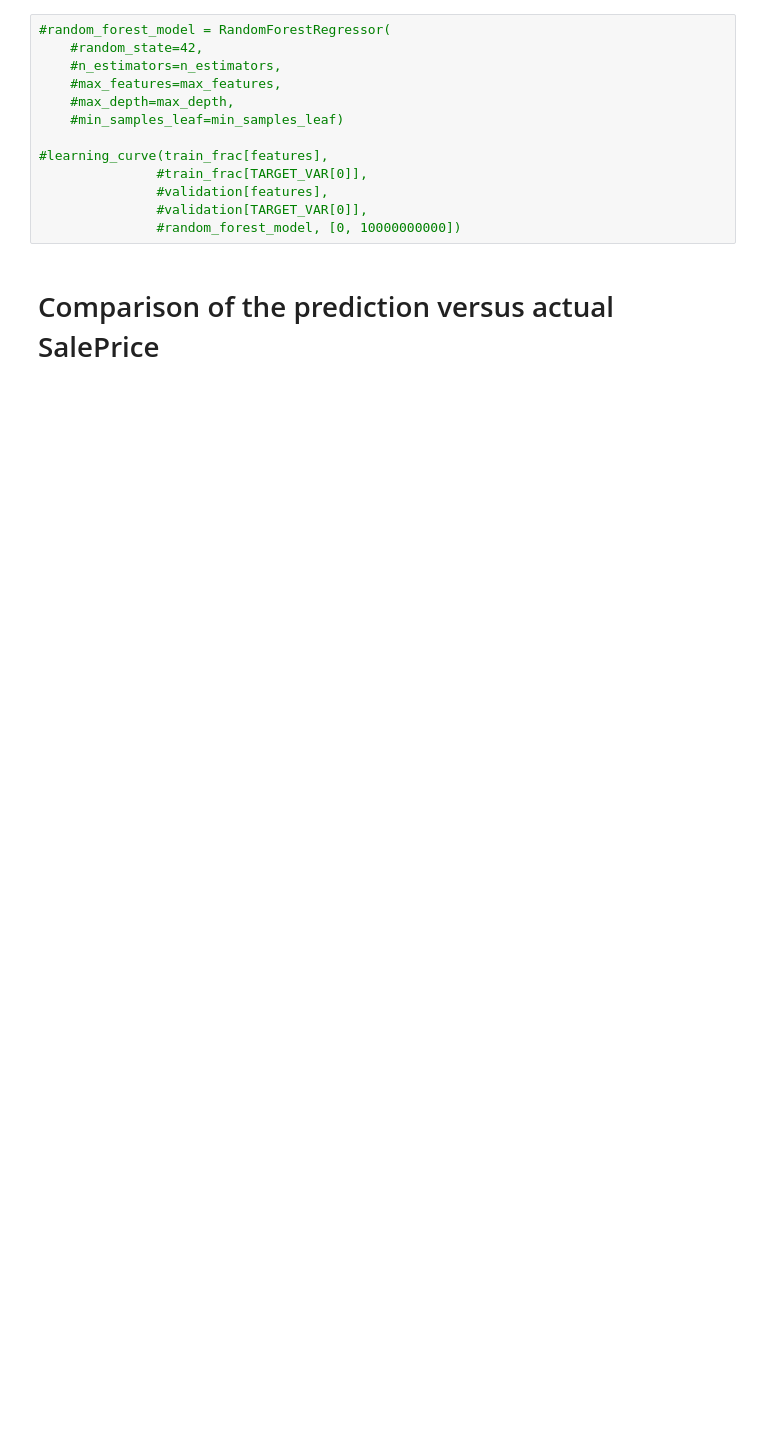
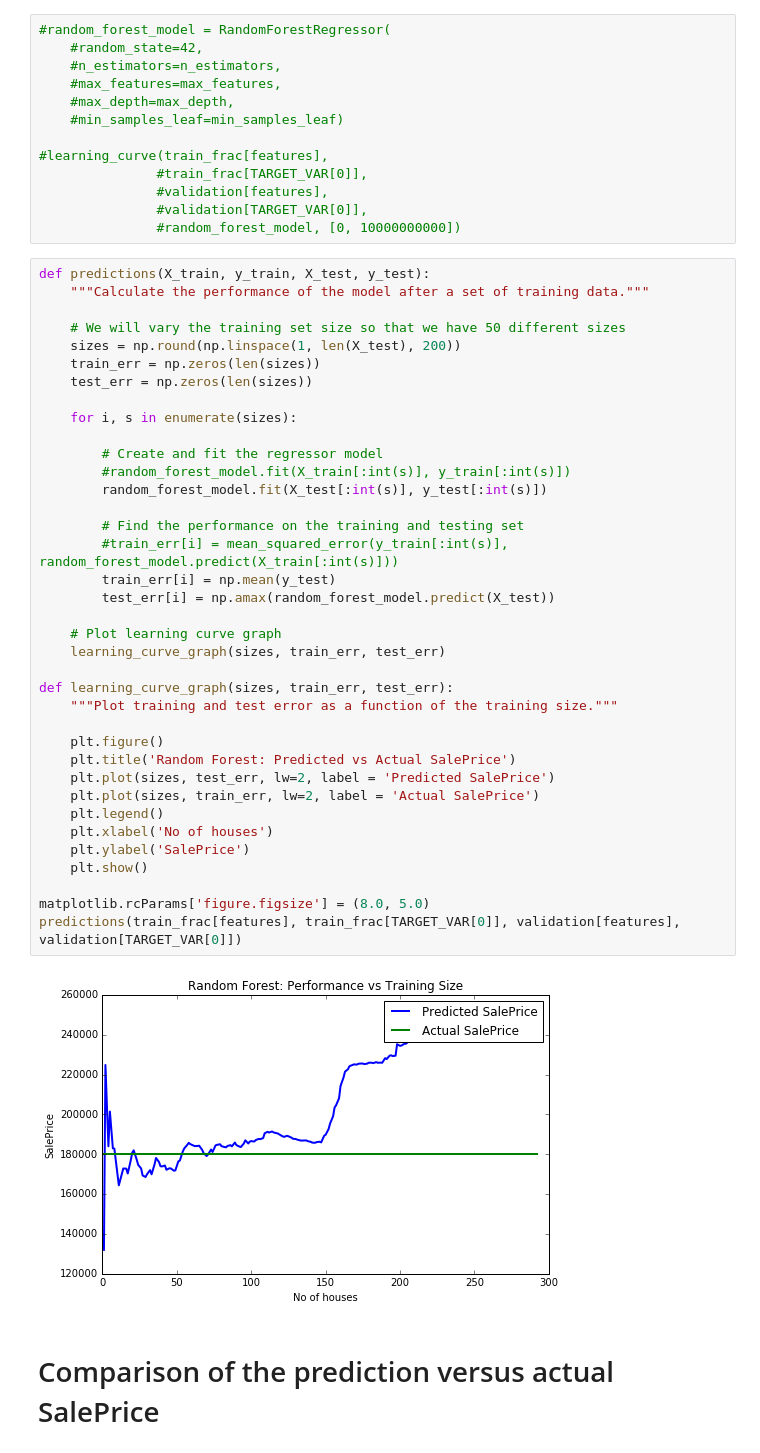
Before and after one commit to nicolasschabram/VSE, a Jupyter notebook: playground/Pauline/Backup.ipynb, the cells around one changed output. Cells and saved outputs as stored; diff of their text form; blank space fills up the shorter version.

```diff
--- a/playground/Pauline/Backup.ipynb
+++ b/playground/Pauline/Backup.ipynb
@@ -569,6 +567,45 @@ l_c(train_frac[features], train_frac[TARGET_VAR[0]], validation[features], valid
                #validation[features],
                #validation[TARGET_VAR[0]],
                #random_forest_model, [0, 10000000000])
+# %%
+def predictions(X_train, y_train, X_test, y_test):
+    """Calculate the performance of the model after a set of training data."""
+
+    # We will vary the training set size so that we have 50 different sizes
+    sizes = np.round(np.linspace(1, len(X_test), 200))
+    train_err = np.zeros(len(sizes))
+    test_err = np.zeros(len(sizes))
+
+    for i, s in enumerate(sizes):
+
+        # Create and fit the regressor model
+        #random_forest_model.fit(X_train[:int(s)], y_train[:int(s)])
+        random_forest_model.fit(X_test[:int(s)], y_test[:int(s)])
+
+        # Find the performance on the training and testing set
+        #train_err[i] = mean_squared_error(y_train[:int(s)], random_forest_model.predict(X_train[:int(s)]))
+        train_err[i] = np.mean(y_test)
+        test_err[i] = np.amax(random_forest_model.predict(X_test))
+
+    # Plot learning curve graph
+    learning_curve_graph(sizes, train_err, test_err)
+
+def learning_curve_graph(sizes, train_err, test_err):
+    """Plot training and test error as a function of the training size."""
+
+    plt.figure()
+    plt.title('Random Forest: Predicted vs Actual SalePrice')
+    plt.plot(sizes, test_err, lw=2, label = 'Predicted SalePrice')
+    plt.plot(sizes, train_err, lw=2, label = 'Actual SalePrice')
+    plt.legend()
+    plt.xlabel('No of houses')
+    plt.ylabel('SalePrice')
+    plt.show()
+
+matplotlib.rcParams['figure.figsize'] = (8.0, 5.0)
+predictions(train_frac[features], train_frac[TARGET_VAR[0]], validation[features], validation[TARGET_VAR[0]])
+# %% [output]
+[figure, added]
 # %% [markdown]
 # Comparison of the prediction versus actual SalePrice
 # %%
```
Also changed, not shown: parts of 3 cells of this notebook.
